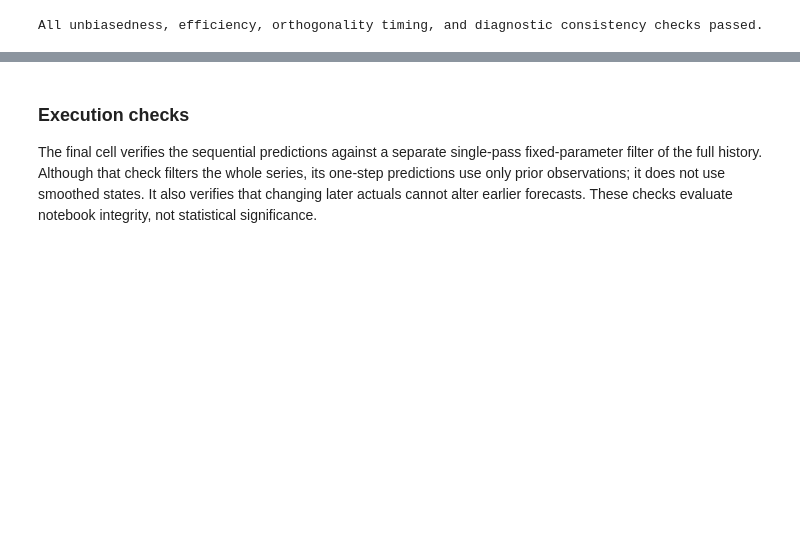
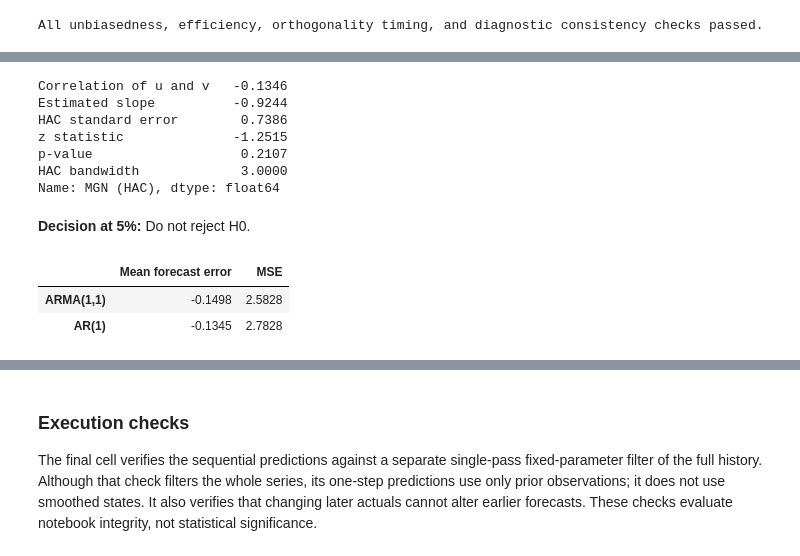
Before and after one commit to maarranz/Forecasting-Tools, a Jupyter notebook: Notebooks/Forecasting_Tools_Demo.ipynb, the cells around one changed output, grey strips where cells are left out. Saved outputs shown, nothing was run; the diff lists cells and outputs as text; code cells hidden in the pictures; blank space fills up the shorter version.

```diff
--- a/Notebooks/Forecasting_Tools_Demo.ipynb
+++ b/Notebooks/Forecasting_Tools_Demo.ipynb
@@ -602,0 +620,32 @@ All unbiasedness, efficiency, orthogonality timing, and diagnostic consistency c
+# %%
+forecast_arma = forecasts["ARMA(1,1)"]["Forecast"]
+forecast_ar = forecasts["AR(1)"]["Forecast"]
+mgn_hac = ft.mgn_test(actual, forecast_arma, forecast_ar, cov_type="HAC")
+
+mgn_details = pd.Series({
+    "Correlation of u and v": mgn_hac["correlation"],
+    "Estimated slope": mgn_hac["parameters"]["slope"],
+    "HAC standard error": mgn_hac["standard_errors"]["slope"],
+    "z statistic": mgn_hac["statistic"],
+    "p-value": mgn_hac["pvalue"],
+    "HAC bandwidth": mgn_hac["maxlags"],
+}, name="MGN (HAC)")
+display(mgn_details.round(4))
+display(Markdown(f"**Decision at 5%:** {diagnostic_decision(mgn_hac)}."))
+mgn_error_summary = pd.DataFrame({
+    "Mean forecast error": [mgn_hac["mean_errors"]["model1"], mgn_hac["mean_errors"]["model2"]],
+    "MSE": [mgn_hac["mse"]["model1"], mgn_hac["mse"]["model2"]],
+}, index=["ARMA(1,1)", "AR(1)"])
+display(mgn_error_summary.round(4))
+# %% [output]
+Correlation of u and v   -0.1346
+Estimated slope          -0.9244
+HAC standard error        0.7386
+z statistic              -1.2515
+p-value                   0.2107
+HAC bandwidth             3.0000
+Name: MGN (HAC), dtype: float64
+**Decision at 5%:** Do not reject H0.
+|  | Mean forecast error | MSE |
+| ARMA(1,1) | -0.1498 | 2.5828 |
+| AR(1) | -0.1345 | 2.7828 |
```
Also changed, not shown: parts of 7 cells of this notebook, 3 other files.
